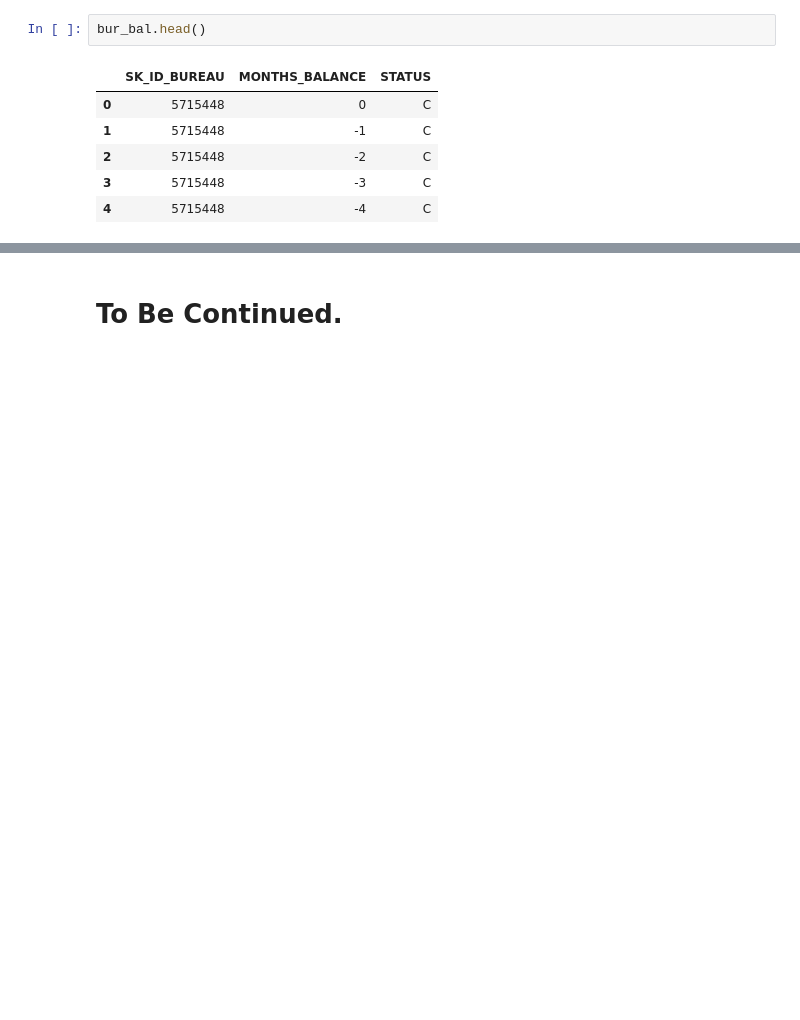
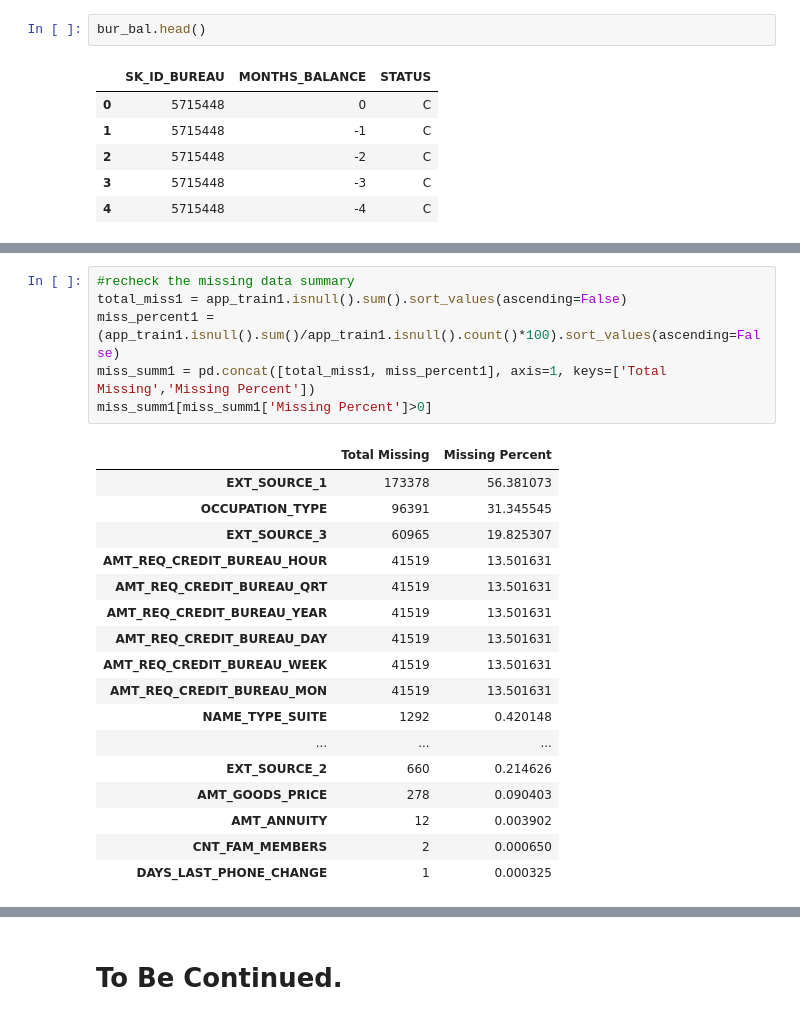
Before and after one commit to terrancexia/Home-Credit-Default-Risk-, a Jupyter notebook: Home Credit Default Risk.ipynb, the cells around one changed output, grey strips where cells are left out. Saved outputs shown, nothing was run; the diff lists cells and outputs as text; blank space fills up the shorter version.

```diff
--- a/Home Credit Default Risk.ipynb
+++ b/Home Credit Default Risk.ipynb
@@ -129,0 +209,24 @@ ins_pmt.head()
+# %%
+#recheck the missing data summary
+total_miss1 = app_train1.isnull().sum().sort_values(ascending=False)
+miss_percent1 = (app_train1.isnull().sum()/app_train1.isnull().count()*100).sort_values(ascending=False)
+miss_summ1 = pd.concat([total_miss1, miss_percent1], axis=1, keys=['Total Missing','Missing Percent'])
+miss_summ1[miss_summ1['Missing Percent']>0]
+# %% [output]
+|  | Total Missing | Missing Percent |
+| EXT_SOURCE_1 | 173378 | 56.381073 |
+| OCCUPATION_TYPE | 96391 | 31.345545 |
+| EXT_SOURCE_3 | 60965 | 19.825307 |
+| AMT_REQ_CREDIT_BUREAU_HOUR | 41519 | 13.501631 |
+| AMT_REQ_CREDIT_BUREAU_QRT | 41519 | 13.501631 |
+| AMT_REQ_CREDIT_BUREAU_YEAR | 41519 | 13.501631 |
+| AMT_REQ_CREDIT_BUREAU_DAY | 41519 | 13.501631 |
+| AMT_REQ_CREDIT_BUREAU_WEEK | 41519 | 13.501631 |
+| AMT_REQ_CREDIT_BUREAU_MON | 41519 | 13.501631 |
+| NAME_TYPE_SUITE | 1292 | 0.420148 |
+| ... | ... | ... |
+| EXT_SOURCE_2 | 660 | 0.214626 |
+| AMT_GOODS_PRICE | 278 | 0.090403 |
+| AMT_ANNUITY | 12 | 0.003902 |
+| CNT_FAM_MEMBERS | 2 | 0.000650 |
+| DAYS_LAST_PHONE_CHANGE | 1 | 0.000325 |
```
Also changed, not shown: parts of 23 cells of this notebook.
